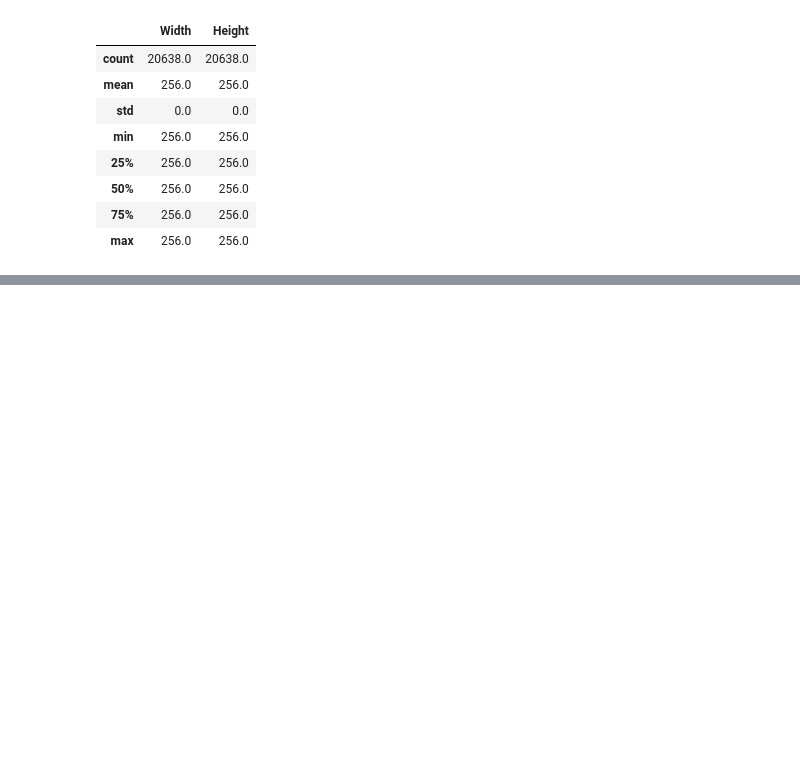
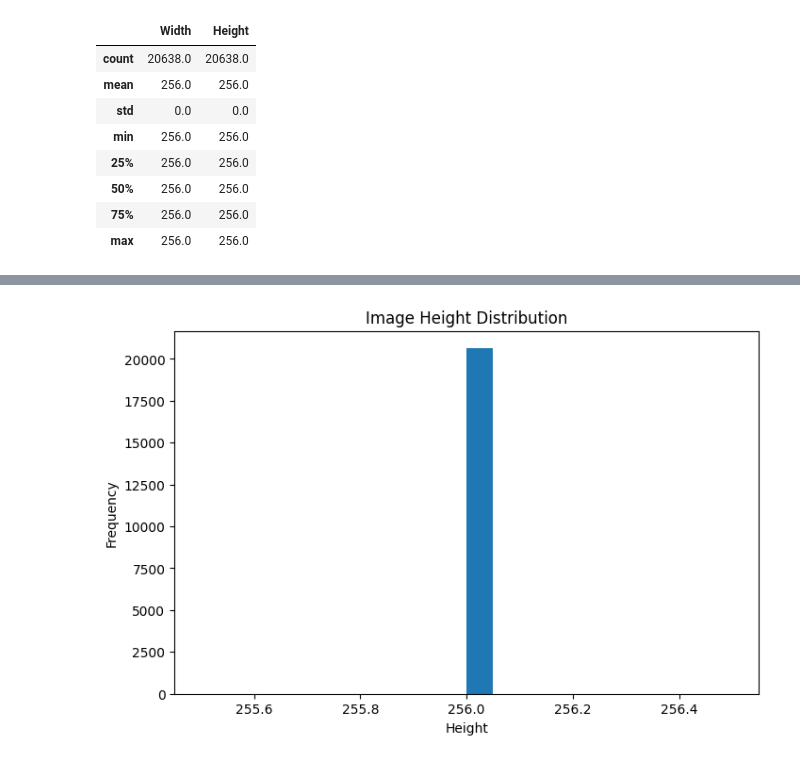
Before and after one commit to Shahenaj07/Crop-Disease-Detection-System, a Jupyter notebook: notebooks/eda.ipynb, the cells around one changed output, grey strips where cells are left out. Cells and saved outputs as stored; diff of their text form; code cells hidden in the pictures; blank space fills up the shorter version.

```diff
--- a/notebooks/eda.ipynb
+++ b/notebooks/eda.ipynb
@@ -245,0 +260,14 @@ Skipped: ../dataset/PlantVillage\Tomato__Tomato_YellowLeaf__Curl_Virus\svn-r6Yb5
+# %%
+plt.figure(figsize=(8,5))
+
+plt.hist(size_df["Height"], bins=20)
+
+plt.title("Image Height Distribution")
+
+plt.xlabel("Height")
+
+plt.ylabel("Frequency")
+
+plt.show()
+# %% [output]
+[figure, added]
```
Also changed, not shown: parts of 1 cell of this notebook.
